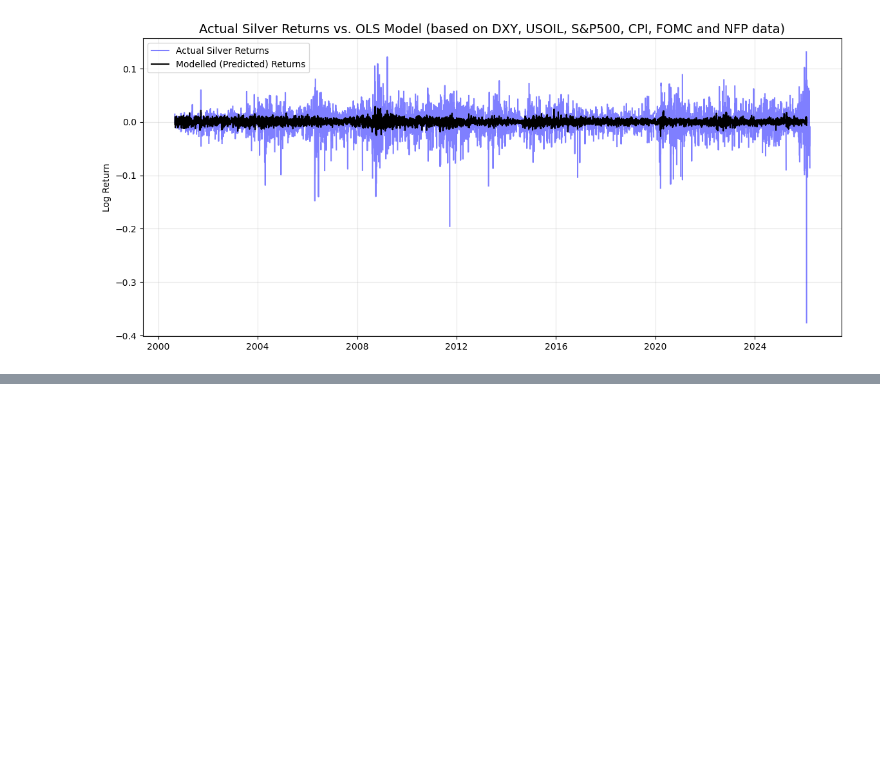
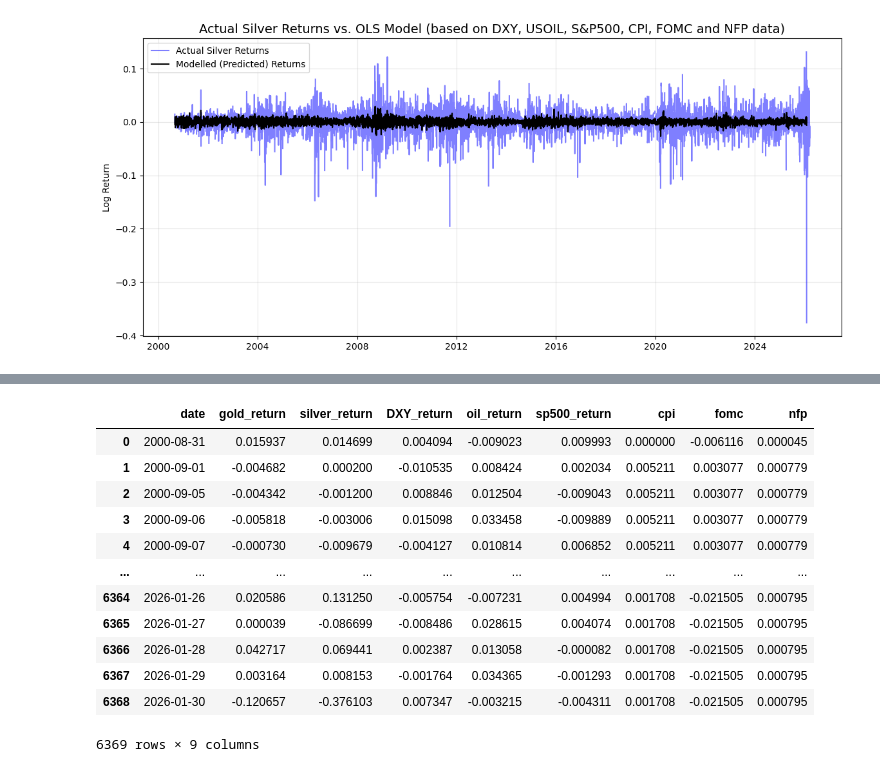
Before and after one commit to PandoraMK/Market-Analysis, a Jupyter notebook: Market Analysis.ipynb, the cells around one changed output, grey strips where cells are left out. Cells and saved outputs as stored; diff of their text form; code cells hidden in the pictures; blank space fills up the shorter version.

```diff
--- a/Market Analysis.ipynb
+++ b/Market Analysis.ipynb
@@ -479,0 +478,18 @@ SyntaxError: invalid syntax (4171646862.py, line 3)
+# %%
+full_data = full_data.dropna()
+full_data = full_data.reset_index(names='date')
+full_data
+# %% [output]
+|  | date | gold_return | silver_return | DXY_return | oil_return | sp500_return | cpi | fomc | nfp |
+| 0 | 2000-08-31 | 0.015937 | 0.014699 | 0.004094 | -0.009023 | 0.009993 | 0.000000 | -0.006116 | 0.000045 |
+| 1 | 2000-09-01 | -0.004682 | 0.000200 | -0.010535 | 0.008424 | 0.002034 | 0.005211 | 0.003077 | 0.000779 |
+| 2 | 2000-09-05 | -0.004342 | -0.001200 | 0.008846 | 0.012504 | -0.009043 | 0.005211 | 0.003077 | 0.000779 |
+| 3 | 2000-09-06 | -0.005818 | -0.003006 | 0.015098 | 0.033458 | -0.009889 | 0.005211 | 0.003077 | 0.000779 |
+| 4 | 2000-09-07 | -0.000730 | -0.009679 | -0.004127 | 0.010814 | 0.006852 | 0.005211 | 0.003077 | 0.000779 |
+| ... | ... | ... | ... | ... | ... | ... | ... | ... | ... |
+| 6364 | 2026-01-26 | 0.020586 | 0.131250 | -0.005754 | -0.007231 | 0.004994 | 0.001708 | -0.021505 | 0.000795 |
+| 6365 | 2026-01-27 | 0.000039 | -0.086699 | -0.008486 | 0.028615 | 0.004074 | 0.001708 | -0.021505 | 0.000795 |
+| 6366 | 2026-01-28 | 0.042717 | 0.069441 | 0.002387 | 0.013058 | -0.000082 | 0.001708 | -0.021505 | 0.000795 |
+| 6367 | 2026-01-29 | 0.003164 | 0.008153 | -0.001764 | 0.034365 | -0.001293 | 0.001708 | -0.021505 | 0.000795 |
+| 6368 | 2026-01-30 | -0.120657 | -0.376103 | 0.007347 | -0.003215 | -0.004311 | 0.001708 | -0.021505 | 0.000795 |
+6369 rows × 9 columns
```
Also changed, not shown: parts of 5 cells of this notebook.
